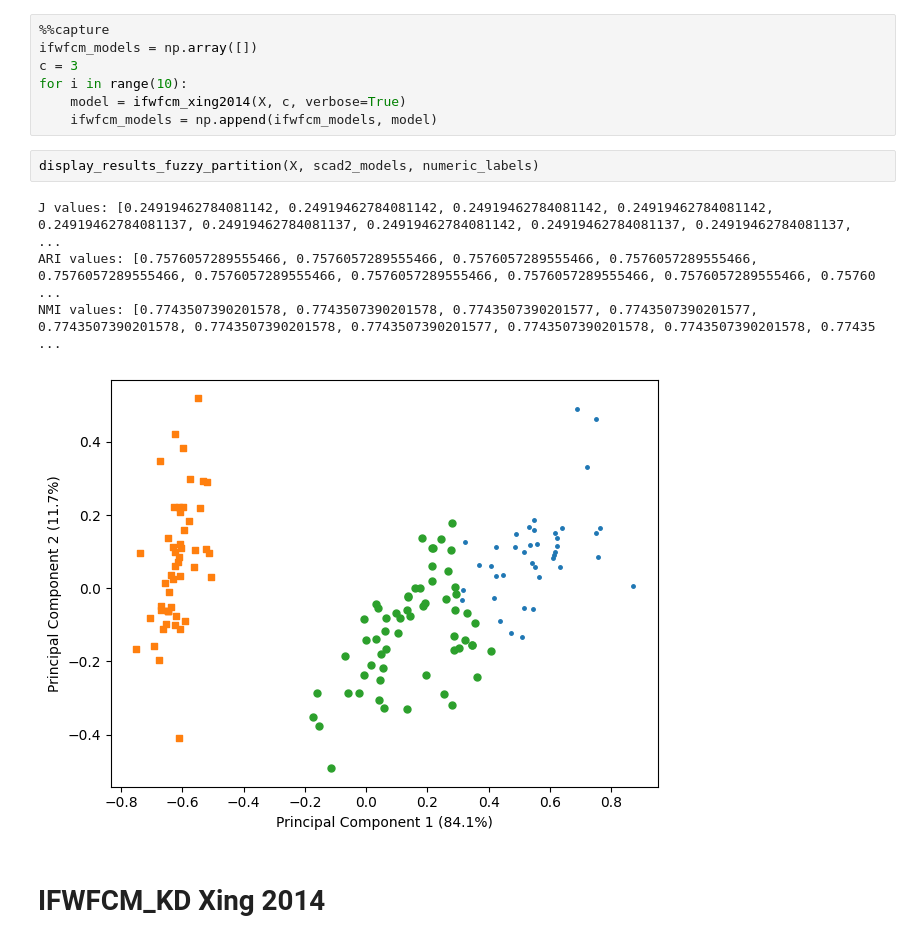
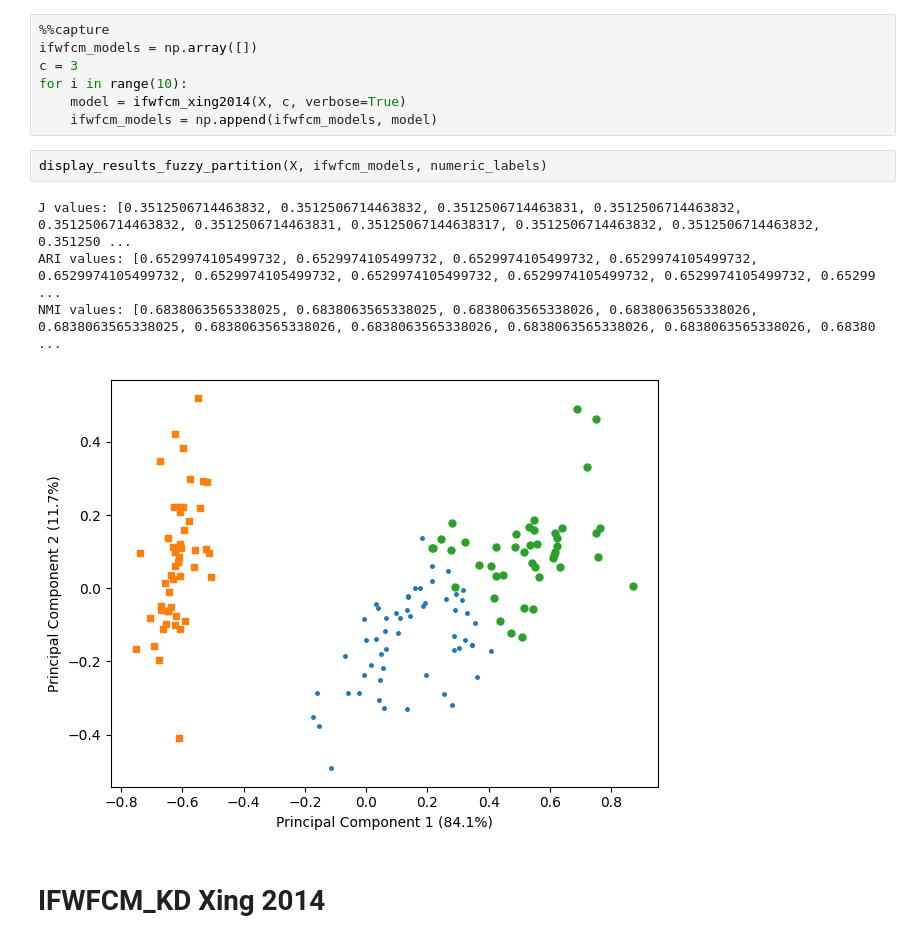
Before and after one commit to tridogithub/evclust, a Jupyter notebook: docs/internship/wecm_iris.ipynb, the cells around one changed output. Saved outputs shown, nothing was run; the diff lists cells and outputs as text.

Commit message:
update results

```diff
--- a/docs/internship/wecm_iris.ipynb
+++ b/docs/internship/wecm_iris.ipynb
@@ -230,12 +194,12 @@ for i in range(10):
     model = ifwfcm_xing2014(X, c, verbose=True)
     ifwfcm_models = np.append(ifwfcm_models, model)
 # %%
-display_results_fuzzy_partition(X, scad2_models, numeric_labels)
+display_results_fuzzy_partition(X, ifwfcm_models, numeric_labels)
 # %% [output]
-J values: [0.24919462784081142, 0.24919462784081142, 0.24919462784081142, 0.24919462784081142, 0.24919462784081137, 0.24919462784081137, 0.24919462784081142, 0.24919462784081137, 0.24919462784081137,  ...
-ARI values: [0.7576057289555466, 0.7576057289555466, 0.7576057289555466, 0.7576057289555466, 0.7576057289555466, 0.7576057289555466, 0.7576057289555466, 0.7576057289555466, 0.7576057289555466, 0.75760 ...
-NMI values: [0.7743507390201578, 0.7743507390201578, 0.7743507390201577, 0.7743507390201577, 0.7743507390201578, 0.7743507390201578, 0.7743507390201577, 0.7743507390201578, 0.7743507390201578, 0.77435 ...
+J values: [0.3512506714463832, 0.3512506714463832, 0.3512506714463831, 0.3512506714463832, 0.3512506714463832, 0.3512506714463831, 0.35125067144638317, 0.3512506714463832, 0.3512506714463832, 0.351250 ...
+ARI values: [0.6529974105499732, 0.6529974105499732, 0.6529974105499732, 0.6529974105499732, 0.6529974105499732, 0.6529974105499732, 0.6529974105499732, 0.6529974105499732, 0.6529974105499732, 0.65299 ...
+NMI values: [0.6838063565338025, 0.6838063565338025, 0.6838063565338026, 0.6838063565338026, 0.6838063565338025, 0.6838063565338026, 0.6838063565338026, 0.6838063565338026, 0.6838063565338026, 0.68380 ...
-[figure, old version]
+[figure, new version]
 # %% [markdown]
 # IFWFCM_KD Xing 2014
 # %%
```
Also changed, not shown: parts of 5 cells of this notebook.
